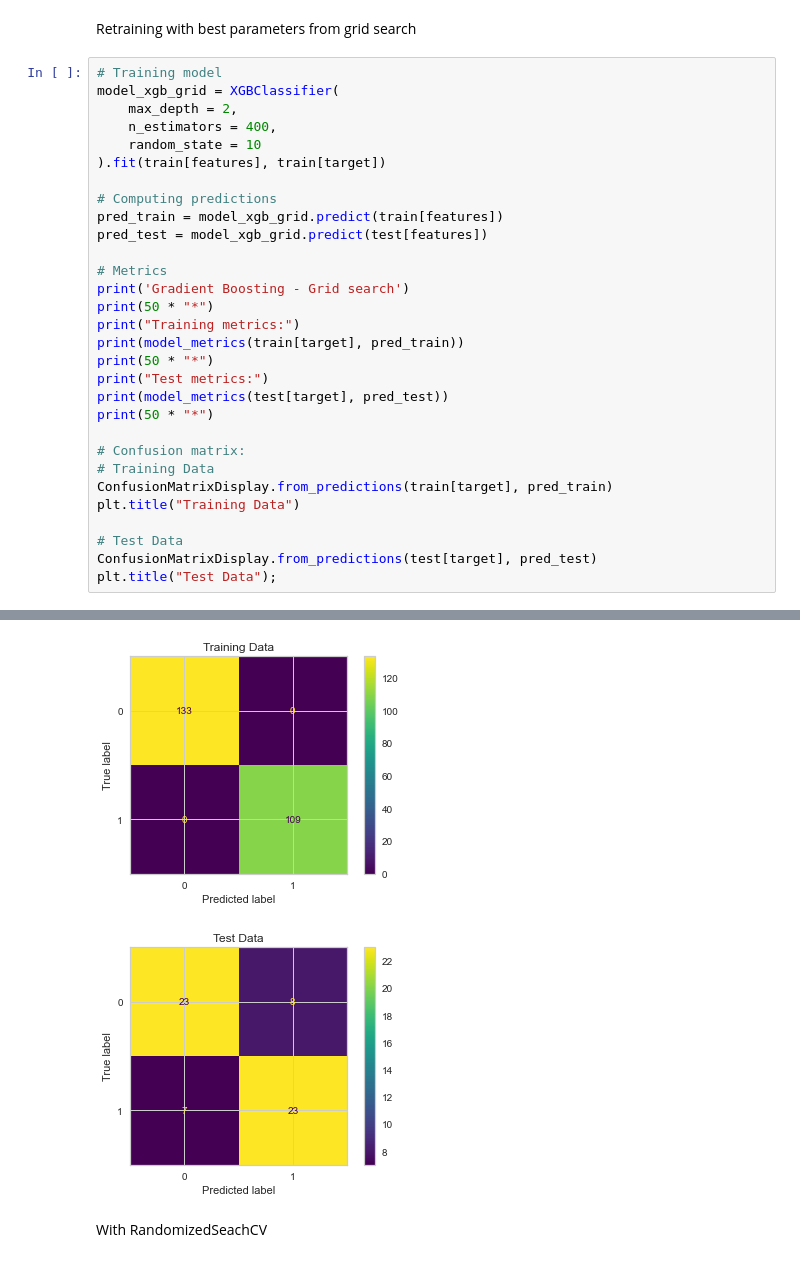
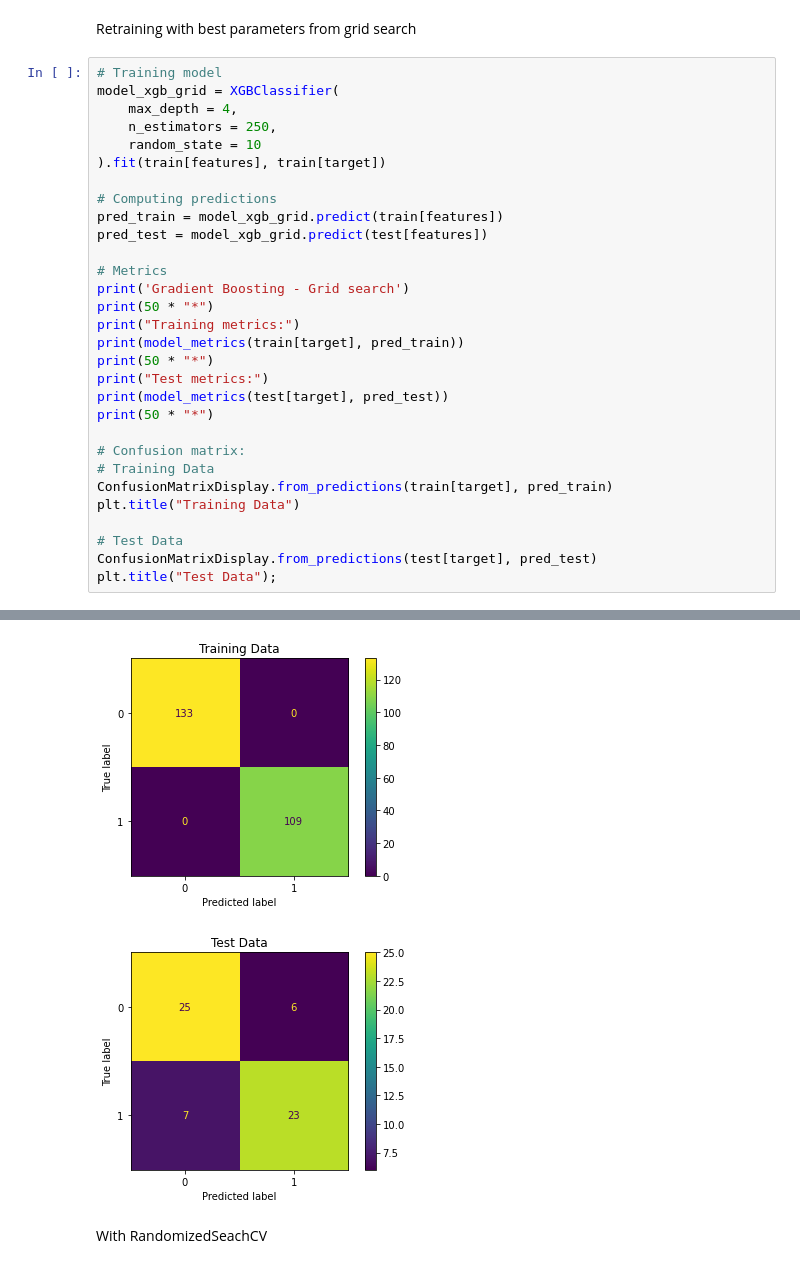
Before and after one commit to elnez/CREWES_proyect, a Jupyter notebook: EDA_HeartAttack.ipynb, the cells around one changed output, grey strips where cells are left out. Drawn from its saved outputs; the diff is of its cells as text.

```diff
--- a/EDA_HeartAttack.ipynb
+++ b/EDA_HeartAttack.ipynb
@@ -1106,8 +1134,8 @@ Retraining with best parameters from grid search
 # %%
 # Training model
 model_xgb_grid = XGBClassifier(
-    max_depth = 2,
-    n_estimators = 400,
+    max_depth = 4,
+    n_estimators = 250,
     random_state = 10
 ).fit(train[features], train[target])
 
@@ -1146,6 +1174,6 @@ Test metrics:
 **************************************************
-[figure, old version]
+[figure, new version]
-[figure, old version]
+[figure, new version]
 # %% [markdown]
 With RandomizedSeachCV
 # %%
```
Also changed, not shown: parts of 50 cells of this notebook.
